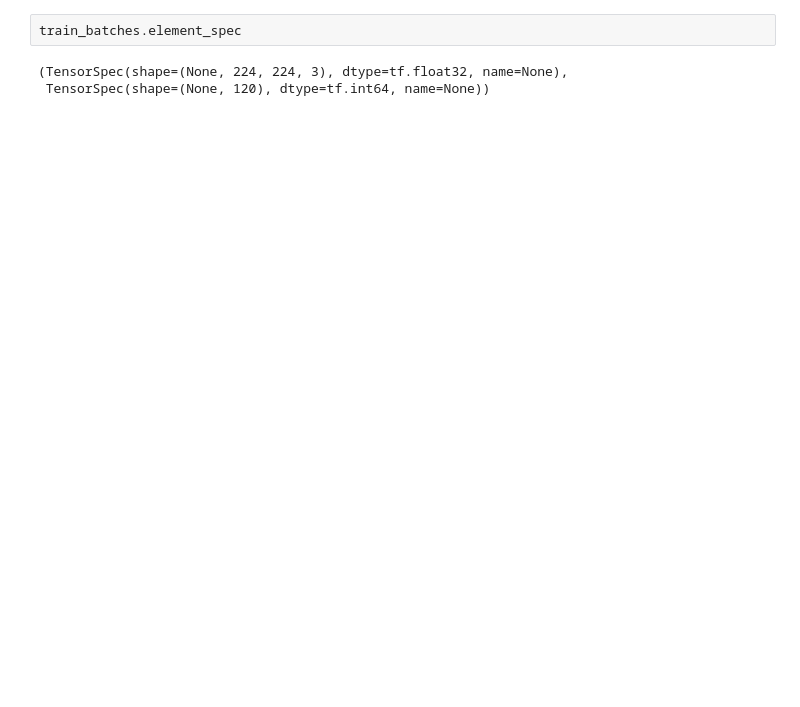
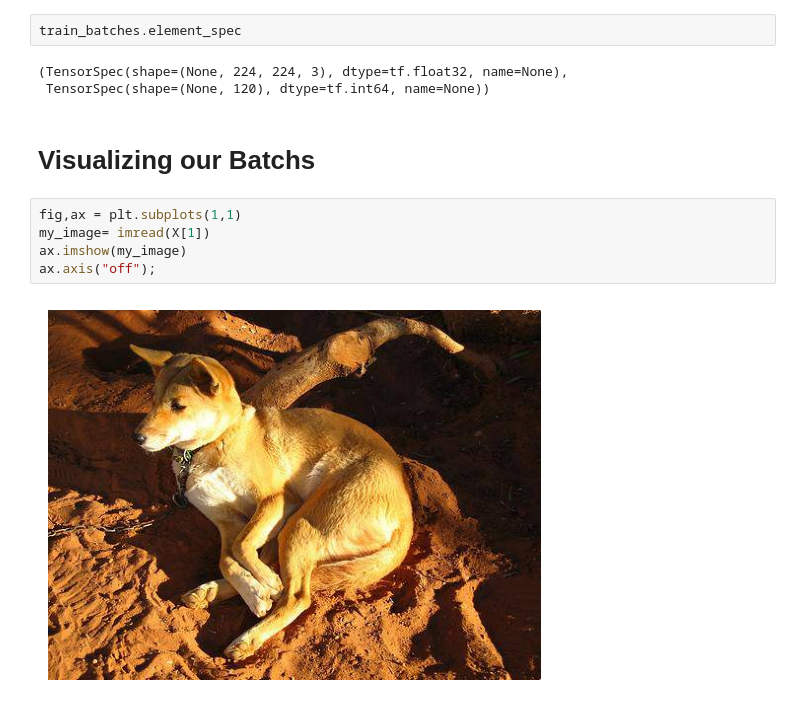
Before and after one commit to Mahmoudosos/dog_breeds_model_classification, a Jupyter notebook: Dog_breeds_classification_model.ipynb, the cells around one changed output. Drawn from its saved outputs; the diff is of its cells as text; blank space fills up the shorter version.

```diff
--- a/Dog_breeds_classification_model.ipynb
+++ b/Dog_breeds_classification_model.ipynb
@@ -496,3 +346,12 @@ train_batches.element_spec
 # %% [output]
 (TensorSpec(shape=(None, 224, 224, 3), dtype=tf.float32, name=None),
  TensorSpec(shape=(None, 120), dtype=tf.int64, name=None))
+# %% [markdown]
+# Visualizing our Batchs
+# %%
+fig,ax = plt.subplots(1,1)
+my_image= imread(X[1])
+ax.imshow(my_image)
+ax.axis("off");
+# %% [output]
+[figure, added]
```
Also changed, not shown: parts of 39 cells of this notebook.
